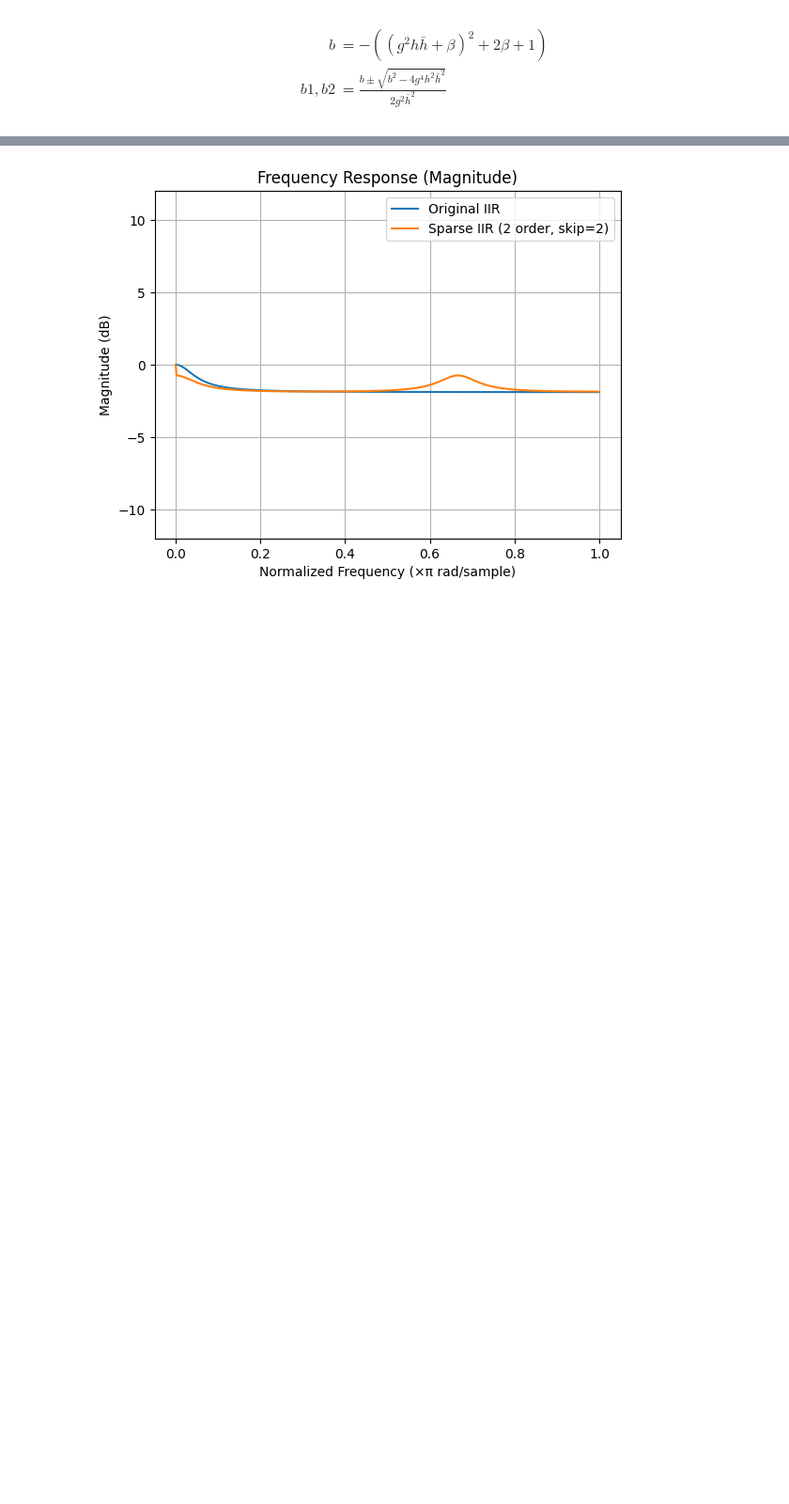
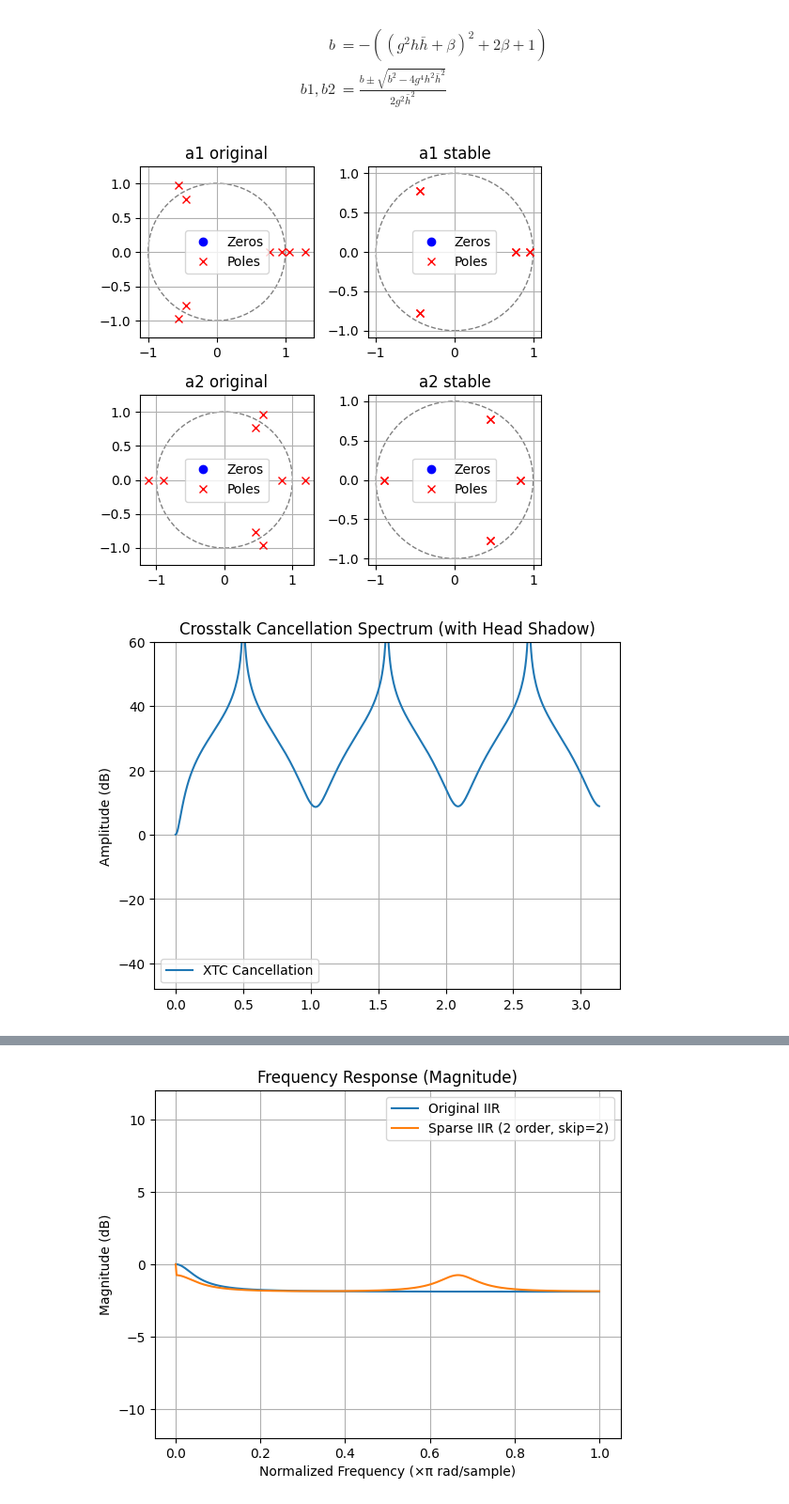
Before and after one commit to kweiwen/pitki, a Jupyter notebook: hrtf/IIR Implementation.ipynb, the cells around one changed output, grey strips where cells are left out. Shown at 94% size. Saved outputs shown, nothing was run; the diff lists cells and outputs as text; code cells hidden in the pictures; blank space fills up the shorter version.

Commit message:
impl poles rejection method

```diff
--- a/hrtf/IIR Implementation.ipynb
+++ b/hrtf/IIR Implementation.ipynb
@@ -471,3 +501,64 @@ b &= -((g^2h\bar{h}+\beta)^2+2\beta+1)\\
 b1, b2 &= \frac{b\pm\sqrt{b^2-4g^4h^2\bar{h}^2}}{2g^2\bar{h}^2}
 \end{align}
 $$
+# %%
+def plot_pz(a, b=[1], ax=None, title="Pole-Zero Plot"):
+    z = np.roots(b)
+    p = np.roots(a)
+    ax.plot(np.real(z), np.imag(z), 'ob', label='Zeros')
+    ax.plot(np.real(p), np.imag(p), 'xr', label='Poles')
+
+    unit_circle = patches.Circle((0, 0), radius=1, fill=False, linestyle='--', edgecolor='gray')
+    ax.add_patch(unit_circle)
+
+    ax.grid(True)
+    ax.axis('equal')
+    ax.set_title(title)
+    ax.legend()
+
+def plot_multiple_pz(coeff_list):
+    """
+    coeff_list: List of tuples (title, a, b)
+    a, b: filter denominator and numerator coefficients
+    """
+    fig, axs = plt.subplots(2, 2, figsize=(5, 5))
+    axs = axs.flatten()
+
+    for i, (title, a, b) in enumerate(coeff_list):
+        plot_pz(a, b, ax=axs[i], title=title)
+
+    plt.tight_layout()
+    plt.show()
+
+def pole_reflection(poles):
+    reflected_poles = []
+
+    for pole in poles:
+        if np.abs(pole) > 1:
+            reflected = 1 / np.conj(pole)
+        else:
+            reflected = pole
+        reflected_poles.append(reflected)
+
+    return np.array(reflected_poles)
+
+a1_stable = pole_reflection(np.roots(a1_den))
+a2_stable = pole_reflection(np.roots(a2_den))
+
+a1_stable = pole_reflection(np.roots(a1_den))
+a2_stable = pole_reflection(np.roots(a2_den))
+
+plot_multiple_pz([
+    ("a1 original", a1_den, [1]),
+    ("a1 stable", np.poly(a1_stable), [1]),
+    ("a2 original", a2_den, [1]),
+    ("a2 stable", np.poly(a2_stable), [1]),
+])
+
+a_stable = np.convolve(np.poly(a1_stable), np.poly(a2_stable))
+
+analysis_cancellation(b_ipsi, b_cont, a_stable, Num, Den, g, tau)
+analysis_coloration(b_ipsi, b_cont, a_stable, sample_rate)
+# %% [output]
+[figure, added]
+[figure, added]
```
Also changed, not shown: parts of 4 cells of this notebook.
